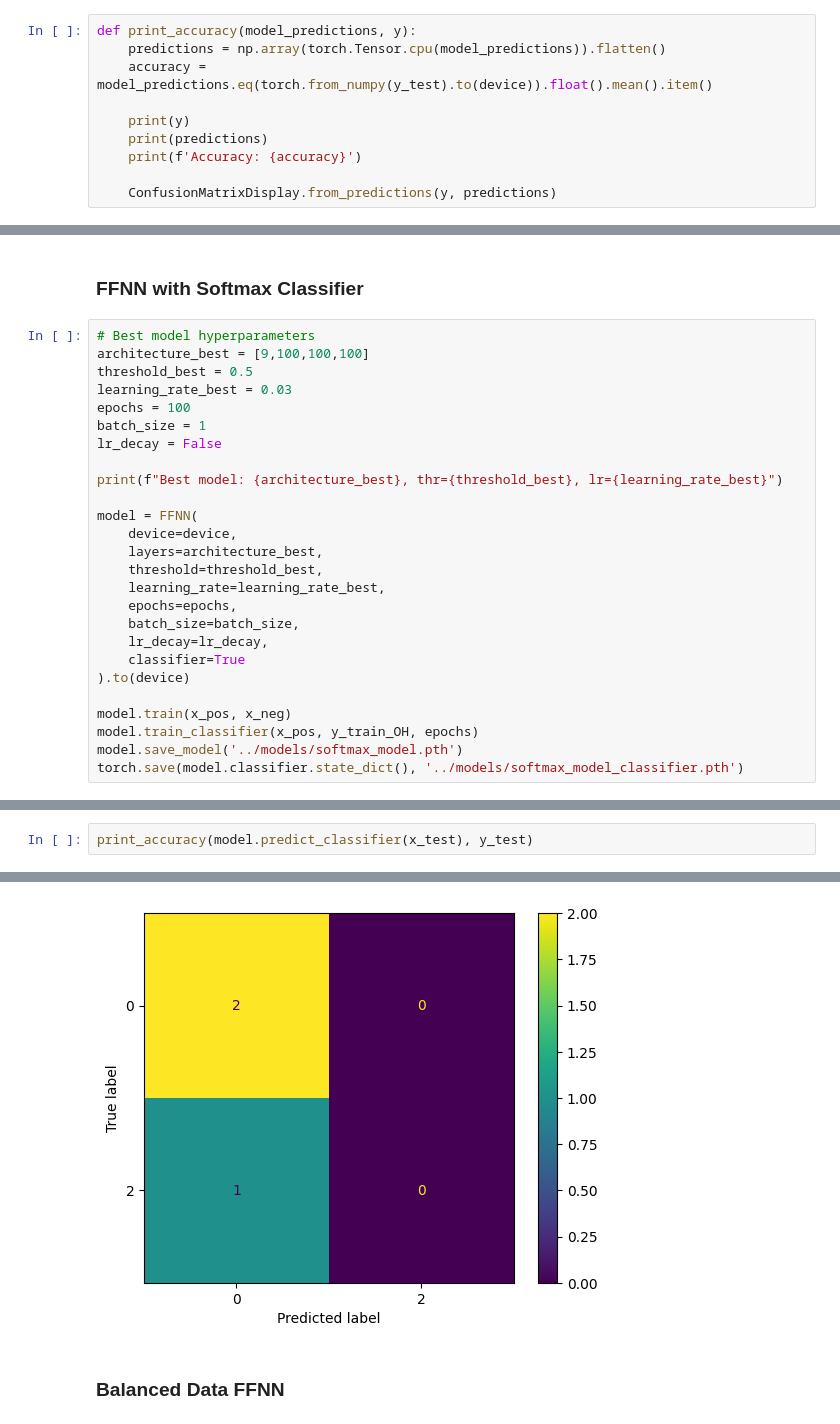
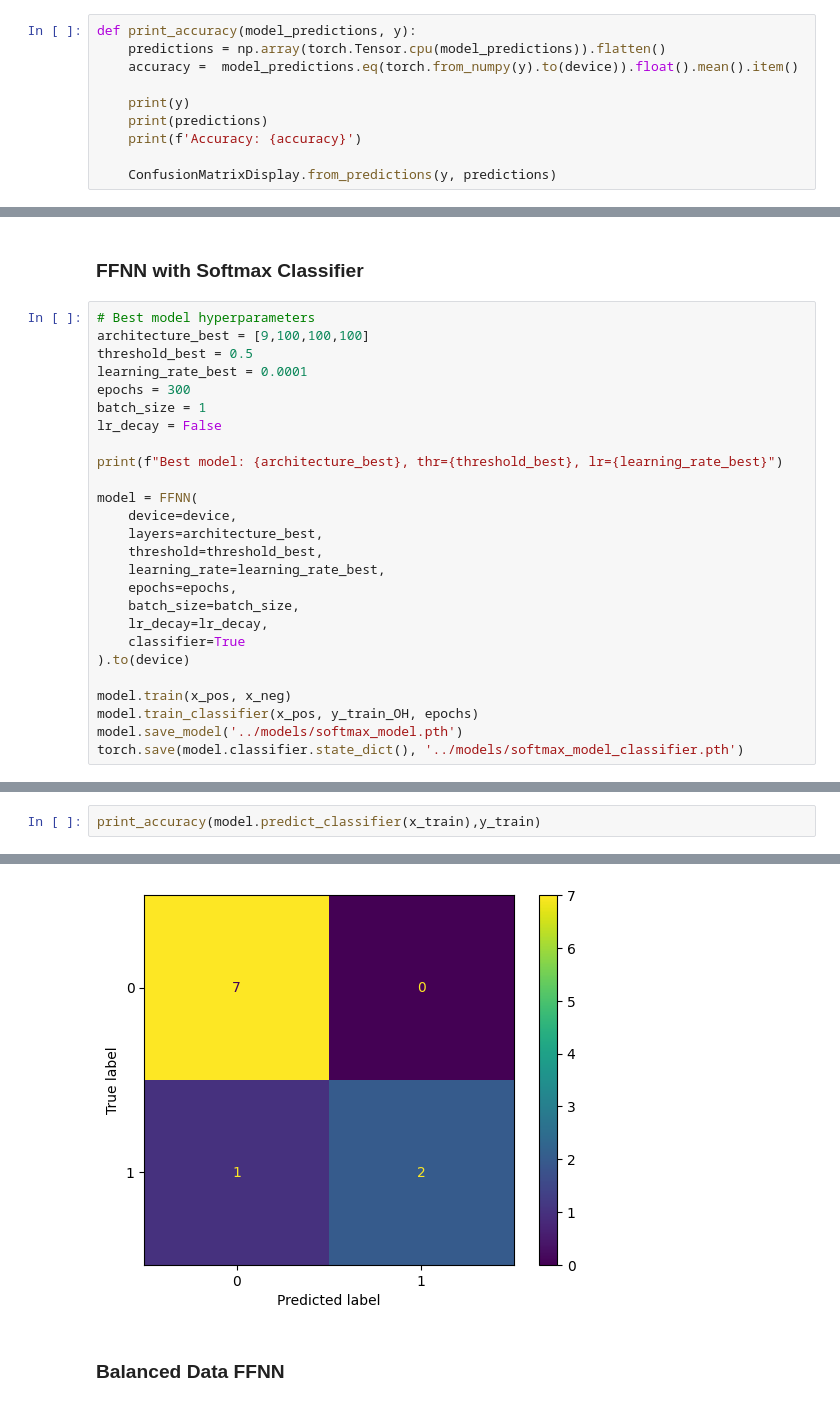
Before and after one commit to Floris93100/Blackjack-FFNN, a Jupyter notebook: src/FFNN_blackjack.ipynb, the cells around one changed output, grey strips where cells are left out. Drawn from its saved outputs; the diff is of its cells as text.

```diff
--- a/src/FFNN_blackjack.ipynb
+++ b/src/FFNN_blackjack.ipynb
@@ -195,7 +195,7 @@ Test size: 1368
 # %%
 def print_accuracy(model_predictions, y):
     predictions = np.array(torch.Tensor.cpu(model_predictions)).flatten()
-    accuracy =  model_predictions.eq(torch.from_numpy(y_test).to(device)).float().mean().item()
+    accuracy =  model_predictions.eq(torch.from_numpy(y).to(device)).float().mean().item()
 
     print(y)
     print(predictions)
@@ -332,8 +332,8 @@ Accuracy: 0.6666666865348816
 # Best model hyperparameters
 architecture_best = [9,100,100,100]
 threshold_best = 0.5
-learning_rate_best = 0.03
-epochs = 100
+learning_rate_best = 0.0001
+epochs = 300
 batch_size = 1
 lr_decay = False
 
@@ -362,3 +362,3 @@ Last epoch loss: 0.002815757319331169
 # %%
-print_accuracy(model.predict_classifier(x_test), y_test)
+print_accuracy(model.predict_classifier(x_train),y_train)
 # %% [output]
@@ -371,4 +382,4 @@ Accuracy: 0.6666666865348816
-[figure, old version]
+[figure, new version]
 # %% [markdown]
 ### Balanced Data FFNN
 # %%
```
Also changed, not shown: parts of 3 cells of this notebook, 1 other file.
